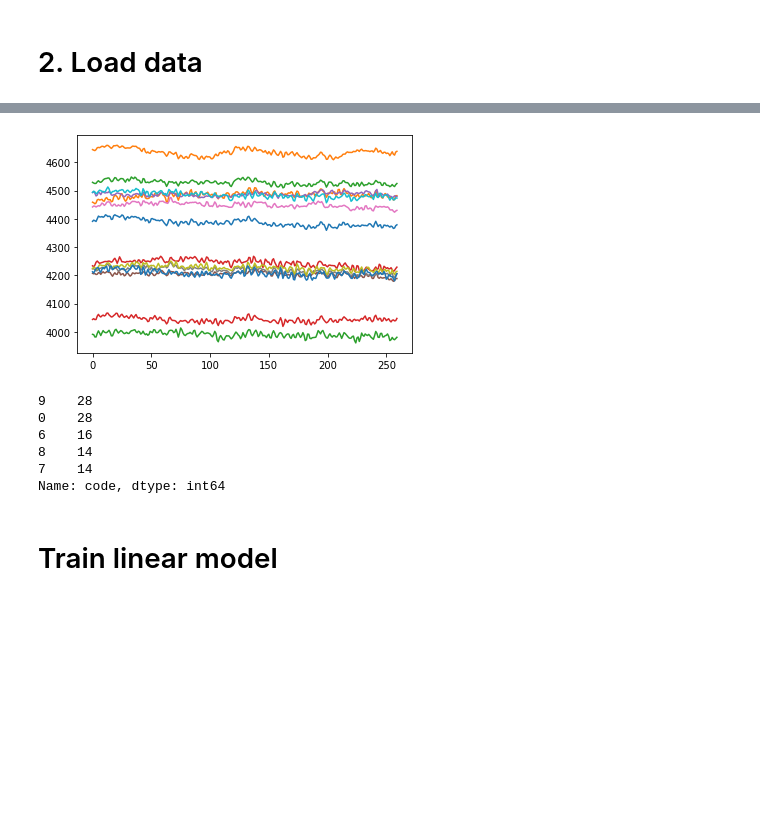
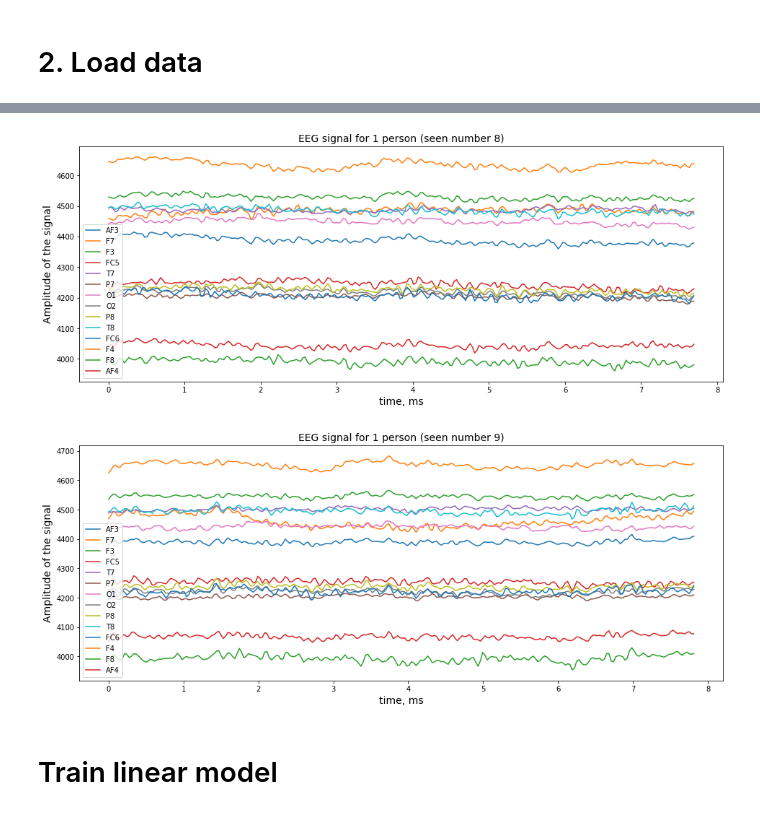
Before and after one commit to IImbryk/NMA_MindBigData, a Jupyter notebook: mnist_for_brain.ipynb, the cells around one changed output, grey strips where cells are left out. Drawn from its saved outputs; the diff is of its cells as text; code cells hidden in the pictures; blank space fills up the shorter version.

```diff
--- a/mnist_for_brain.ipynb
+++ b/mnist_for_brain.ipynb
@@ -230,15 +514,8 @@ plt.legend()
-# %%
-plt.figure()
-for i in data_EP1_copy.query('code==8').index:
-  plt.plot(data_EP1_copy['data'][i])
-# %% [output]
-[figure, removed]
-# %%
-data_EP1_copy['code'].value_counts()
-# %% [output]
-9    28
-0    28
-6    16
-8    14
-7    14
-Name: code, dtype: int64
+# %%
+print_signal(df_clean.query('code==8')[0:14])
+# %% [output]
+[figure, added]
+# %%
+print_signal(df_clean.query('code==9')[0:14])
+# %% [output]
+[figure, added]
```
Also changed, not shown: parts of 68 cells of this notebook.
